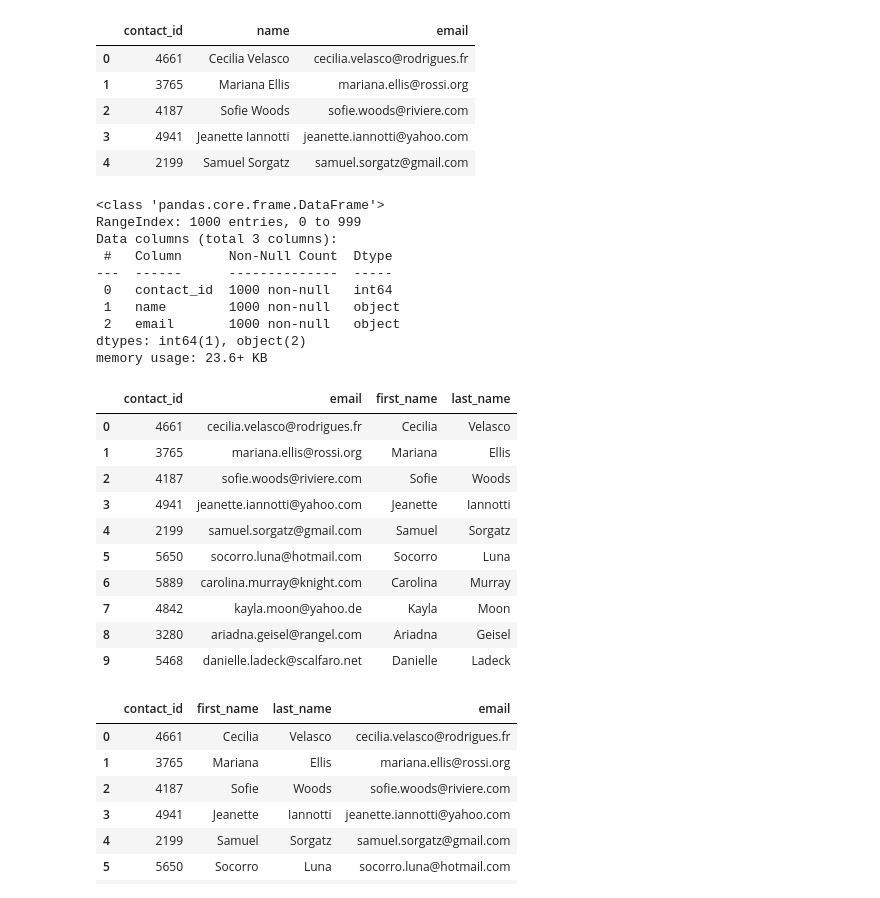
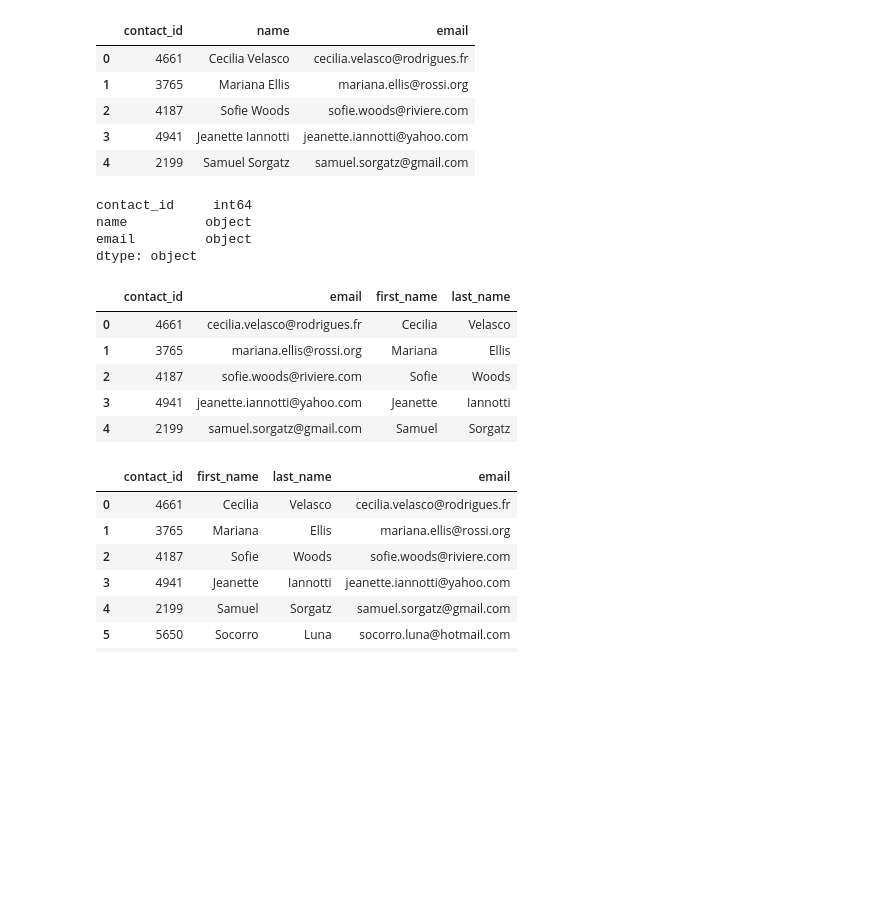
Before and after one commit to rohanhpatel/Crowdfunding_ETL, a Jupyter notebook: Starter_Files/rohan_contacts_df.ipynb, the cells around one changed output. Cells and saved outputs as stored; diff of their text form; code cells hidden in the pictures; blank space fills up the shorter version.

Commit message:
Finished creating contacts.csv

```diff
--- a/Starter_Files/rohan_contacts_df.ipynb
+++ b/Starter_Files/rohan_contacts_df.ipynb
@@ -284,8 +286,9 @@ Then export the DataFrame as a `contacts.csv` CSV file.
 # Iterate through the contact_info_df and convert each row to a dictionary.
 import json
 dict_values = []
-
-
+for index, val in contact_info_df.iterrows():
+    if index >= 1:
+        dict_values.append(json.loads(val[0]))
 # Print out the list of values for each row.
 print(dict_values)
 # %% [output]
@@ -293,6 +296,8 @@ print(dict_values)
 # %%
 # Create a contact_info DataFrame and add each list of values, i.e., each row
 # to the 'contact_id', 'name', 'email' columns.
+contact_info = pd.DataFrame(data=dict_values)
+contact_info.head()
 # %% [output]
 |  | contact_id | name | email |
 | 0 | 4661 | Cecilia Velasco | cecilia.velasco@rodrigues.fr |
@@ -302,33 +307,34 @@ print(dict_values)
 | 4 | 2199 | Samuel Sorgatz | samuel.sorgatz@gmail.com |
 # %%
 # Check the datatypes.
+contact_info.dtypes
 # %% [output]
-<class 'pandas.core.frame.DataFrame'>
-RangeIndex: 1000 entries, 0 to 999
-Data columns (total 3 columns):
- #   Column      Non-Null Count  Dtype
----  ------      --------------  -----
- 0   contact_id  1000 non-null   int64
- 1   name        1000 non-null   object
- 2   email       1000 non-null   object
-dtypes: int64(1), object(2)
-memory usage: 23.6+ KB
+contact_id     int64
+name          object
+email         object
+dtype: object
 # %%
-# Create a "first"name" and "last_name" column with the first and last names from the "name" column.
+# Create a "first_name" and "last_name" column with the first and last names from the "name" column.
+first_names = []
+last_names = []
+for index, val in contact_info.iterrows():
+    name = str(val["name"])
+    first_last = name.split(" ")
+    first_names.append(first_last[0])
+    last_names.append(first_last[1])
 
+contact_info["first_name"] = first_names
+contact_info["last_name"] = last_names
 
-# Drop the contact_name column
+# Drop the name column
+del contact_info["name"]
+contact_info.head()
 # %% [output]
 |  | contact_id | email | first_name | last_name |
 | 0 | 4661 | cecilia.velasco@rodrigues.fr | Cecilia | Velasco |
 | 1 | 3765 | mariana.ellis@rossi.org | Mariana | Ellis |
 | 2 | 4187 | sofie.woods@riviere.com | Sofie | Woods |
 | 3 | 4941 | jeanette.iannotti@yahoo.com | Jeanette | Iannotti |
 | 4 | 2199 | samuel.sorgatz@gmail.com | Samuel | Sorgatz |
-| 5 | 5650 | socorro.luna@hotmail.com | Socorro | Luna |
-| 6 | 5889 | carolina.murray@knight.com | Carolina | Murray |
-| 7 | 4842 | kayla.moon@yahoo.de | Kayla | Moon |
-| 8 | 3280 | ariadna.geisel@rangel.com | Ariadna | Geisel |
-| 9 | 5468 | danielle.ladeck@scalfaro.net | Danielle | Ladeck |
 # %%
 # Reorder the columns
```
Also changed, not shown: parts of 5 cells of this notebook, 1 other file.
